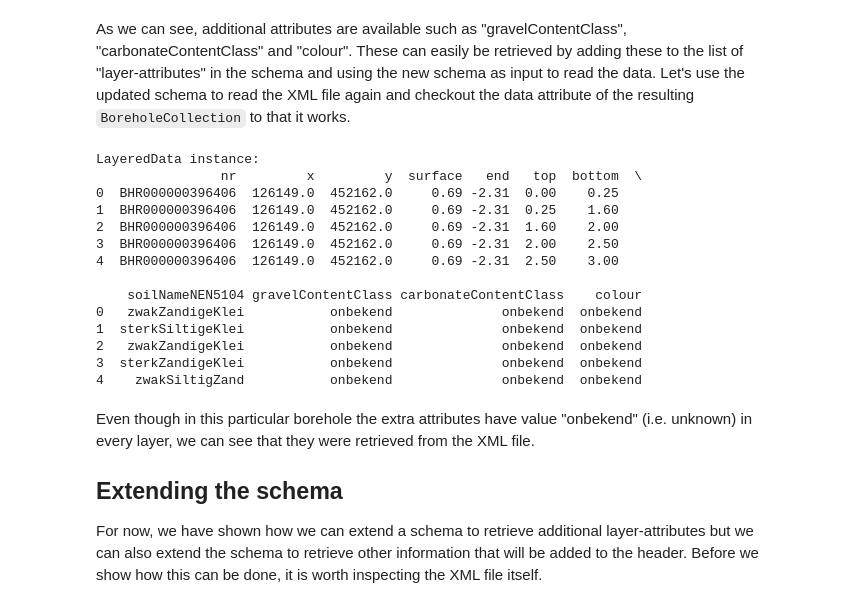
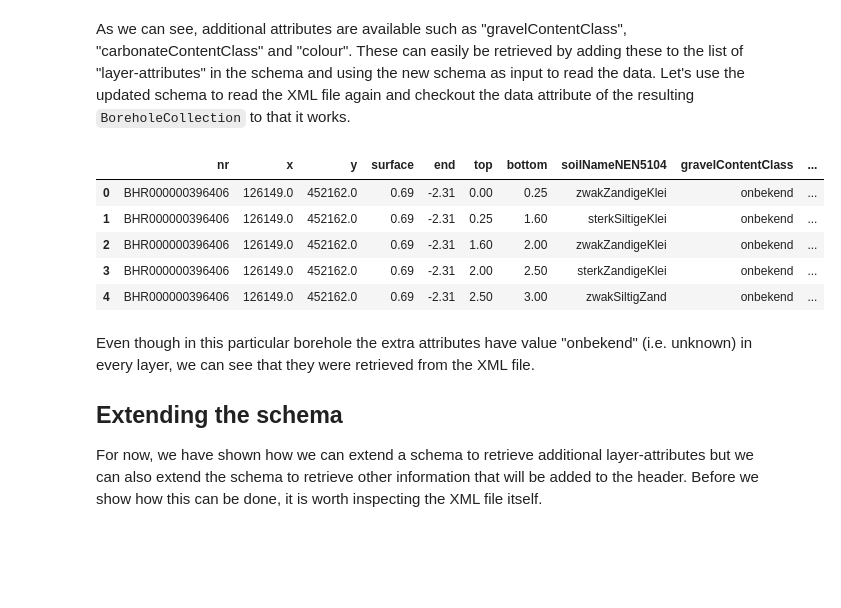
Before and after one commit to Deltares-research/geost, a Jupyter notebook: docs/user_guide/read_xml.ipynb, the cells around one changed output. Saved outputs shown, nothing was run; the diff lists cells and outputs as text; code cells hidden in the pictures; blank space fills up the shorter version.

```diff
--- a/docs/user_guide/read_xml.ipynb
+++ b/docs/user_guide/read_xml.ipynb
@@ -17,14 +17,12 @@ Downloading any of the above data sources from [BROloket](https://www.broloket.n
 
 We will begin with the necessary imports.
 # %%
-from pathlib import Path
-
 from lxml import etree
 
 import geost
 from geost.io import xml
 
-bhrg_file = Path("../../data/bhrg_bro.xml")  # BHR-G XML file for tutorial
+bhrg_file = geost.data.bhrg_bro()  # BHR-G XML file for tutorial
 # %% [markdown]
 ## Reading with default schema
 
@@ -137,26 +138,18 @@ As we can see, additional attributes are available such as "gravelContentClass",
 # %%
 extra_attributes = ["gravelContentClass", "carbonateContentClass", "colour"]
 bhrg_schema["data"]["layer-attributes"].extend(
     extra_attributes
 )  # Add the list of extra attributes to the schema
 
 bhrg = geost.read_bhrg(bhrg_file, schema=bhrg_schema)
-print(bhrg.data)
+bhrg.data
 # %% [output]
-LayeredData instance:
-                nr         x         y  surface   end   top  bottom  \
-0  BHR000000396406  126149.0  452162.0     0.69 -2.31  0.00    0.25
-1  BHR000000396406  126149.0  452162.0     0.69 -2.31  0.25    1.60
-2  BHR000000396406  126149.0  452162.0     0.69 -2.31  1.60    2.00
-3  BHR000000396406  126149.0  452162.0     0.69 -2.31  2.00    2.50
-4  BHR000000396406  126149.0  452162.0     0.69 -2.31  2.50    3.00
-
-    soilNameNEN5104 gravelContentClass carbonateContentClass    colour
-0   zwakZandigeKlei           onbekend              onbekend  onbekend
-1  sterkSiltigeKlei           onbekend              onbekend  onbekend
-2   zwakZandigeKlei           onbekend              onbekend  onbekend
-3  sterkZandigeKlei           onbekend              onbekend  onbekend
-4    zwakSiltigZand           onbekend              onbekend  onbekend
+|  | nr | x | y | surface | end | top | bottom | soilNameNEN5104 | gravelContentClass | ... |
+| 0 | BHR000000396406 | 126149.0 | 452162.0 | 0.69 | -2.31 | 0.00 | 0.25 | zwakZandigeKlei | onbekend | ... |
+| 1 | BHR000000396406 | 126149.0 | 452162.0 | 0.69 | -2.31 | 0.25 | 1.60 | sterkSiltigeKlei | onbekend | ... |
+| 2 | BHR000000396406 | 126149.0 | 452162.0 | 0.69 | -2.31 | 1.60 | 2.00 | zwakZandigeKlei | onbekend | ... |
+| 3 | BHR000000396406 | 126149.0 | 452162.0 | 0.69 | -2.31 | 2.00 | 2.50 | sterkZandigeKlei | onbekend | ... |
+| 4 | BHR000000396406 | 126149.0 | 452162.0 | 0.69 | -2.31 | 2.50 | 3.00 | zwakSiltigZand | onbekend | ... |
 # %% [markdown]
 Even though in this particular borehole the extra attributes have value "onbekend" (i.e. unknown) in every layer, we can see that they were retrieved from the XML file.
 
```
Also changed, not shown: parts of 3 cells of this notebook, 6 other files.
